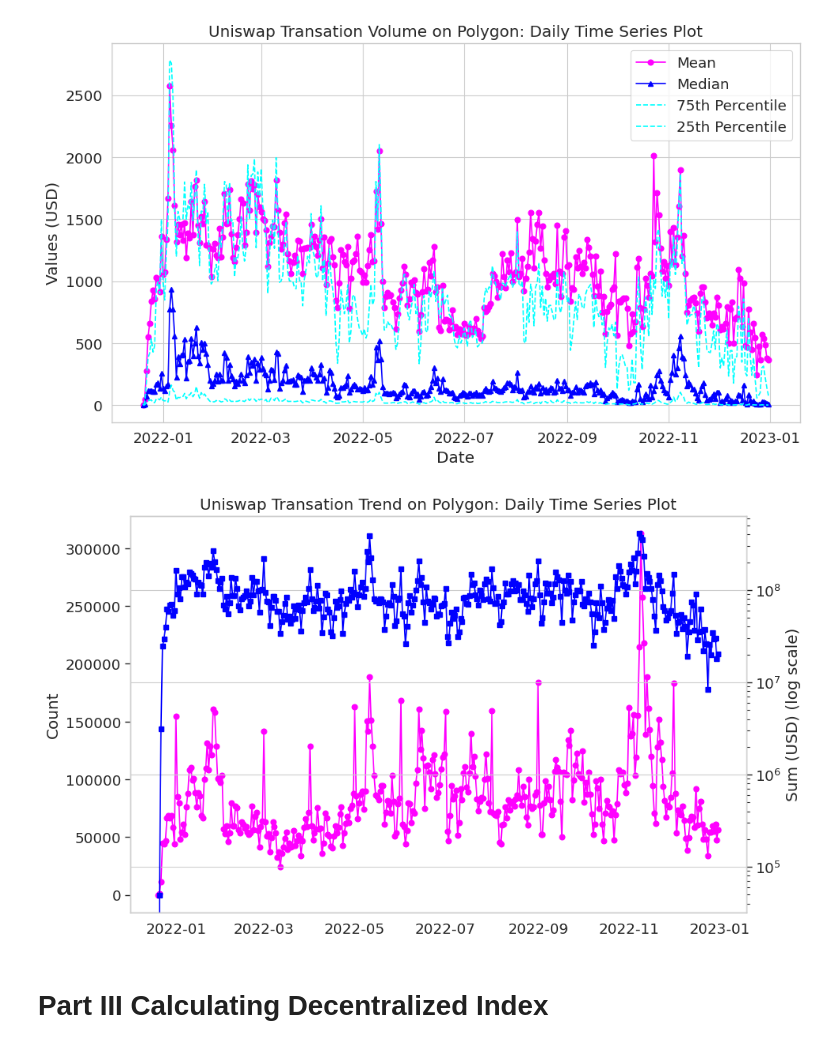
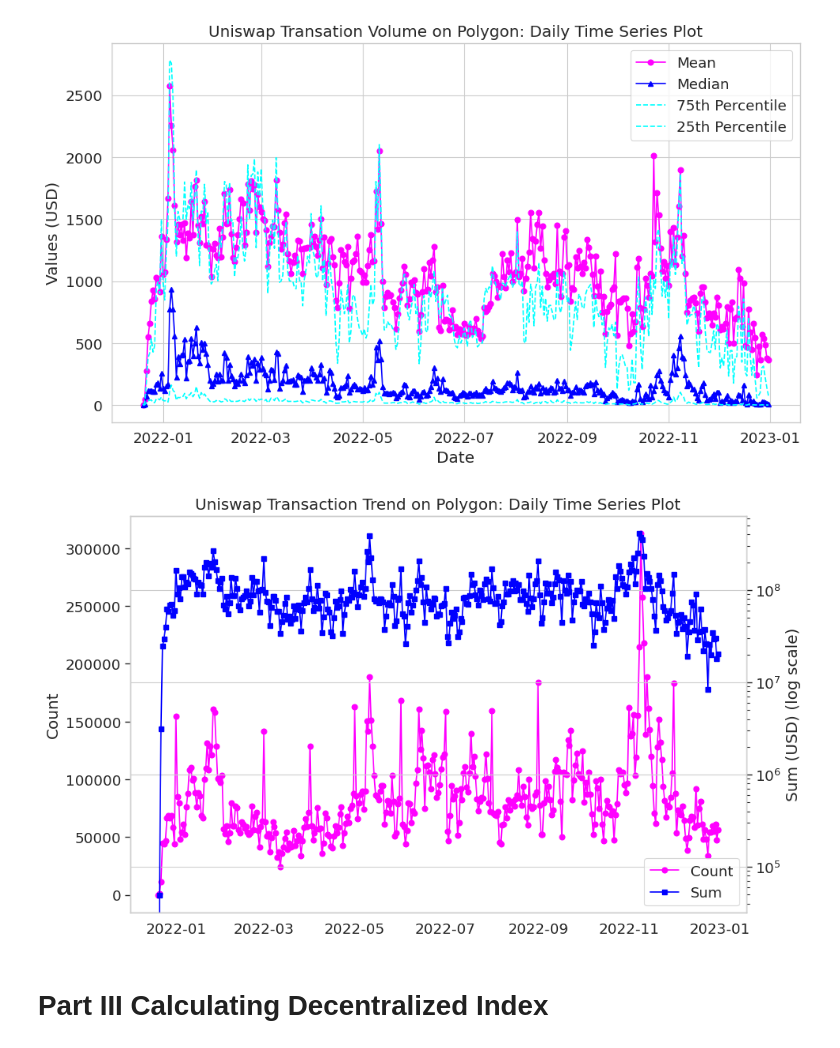
Before and after one commit to sunshineluyao/uniswap, a Jupyter notebook: code/Polygon/data_analyzing/Uniswap_Polygon_Decentralization Index.ipynb, the cells around one changed output. Saved outputs shown, nothing was run; the diff lists cells and outputs as text; code cells hidden in the pictures.

```diff
--- a/code/Polygon/data_analyzing/Uniswap_Polygon_Decentralization Index.ipynb
+++ b/code/Polygon/data_analyzing/Uniswap_Polygon_Decentralization Index.ipynb
@@ -145,42 +150,46 @@ import pandas as pd
 import seaborn as sns
 import matplotlib.pyplot as plt
 
-
 # Convert the 'date' column to datetime
 df_Polygon_volume['date'] = pd.to_datetime(df_Polygon_volume['date'])
 
-df =df_Polygon_volume.copy()
+df = df_Polygon_volume.copy()
 # Set the 'date' column as the index
 df.set_index('date', inplace=True)
 
 # Set the style to a scientific publication style
 sns.set_style("whitegrid", {'axes.grid': False})
 sns.set_context("paper", font_scale=1.5)  # Increase font size
 
 # Create the time series plot
 plt.figure(figsize=(10, 6))
 
 # Plot 'count' on the primary y-axis
-plt.plot(df.index, df['count'], label='Count', marker='o', color='magenta', linestyle='-')
+count_line, = plt.plot(df.index, df['count'], label='Count', marker='o', color='magenta', linestyle='-')
 plt.ylabel('Count')
 
 # Create a secondary y-axis for 'sum' with a logarithmic scale
 ax2 = plt.twinx()
 ax2.set_yscale("log")  # Apply logarithmic scale to the secondary y-axis
-ax2.plot(df.index, df['sum'], label='Sum', marker='s', color='blue', linestyle='-')
+sum_line, = ax2.plot(df.index, df['sum'], label='Sum', marker='s', color='blue', linestyle='-')
 ax2.set_ylabel('Sum (USD) (log scale)')
 
+# Combine legends from both axes
+lines = [count_line, sum_line]
+labels = [line.get_label() for line in lines]
+plt.legend(lines, labels, loc='lower right')
+
 # Customize the plot
-plt.title('Uniswap Transation Trend on Polygon: Daily Time Series Plot')
+plt.title('Uniswap Transaction Trend on Polygon: Daily Time Series Plot')
 plt.xlabel('Date')
 plt.grid(True)
 
 # Save the figure as a high-resolution PNG
 plt.tight_layout()
 plt.savefig('uniswap_polygon_transaction_trend.png', dpi=300)  # Adjust dpi for higher resolution
 plt.show()
 # %% [output]
-[figure, old version]
+[figure, new version]
 # %% [markdown]
 # Part III Calculating Decentralized Index
 # %%
```
Also changed, not shown: parts of 3 cells of this notebook, 33 other files.
